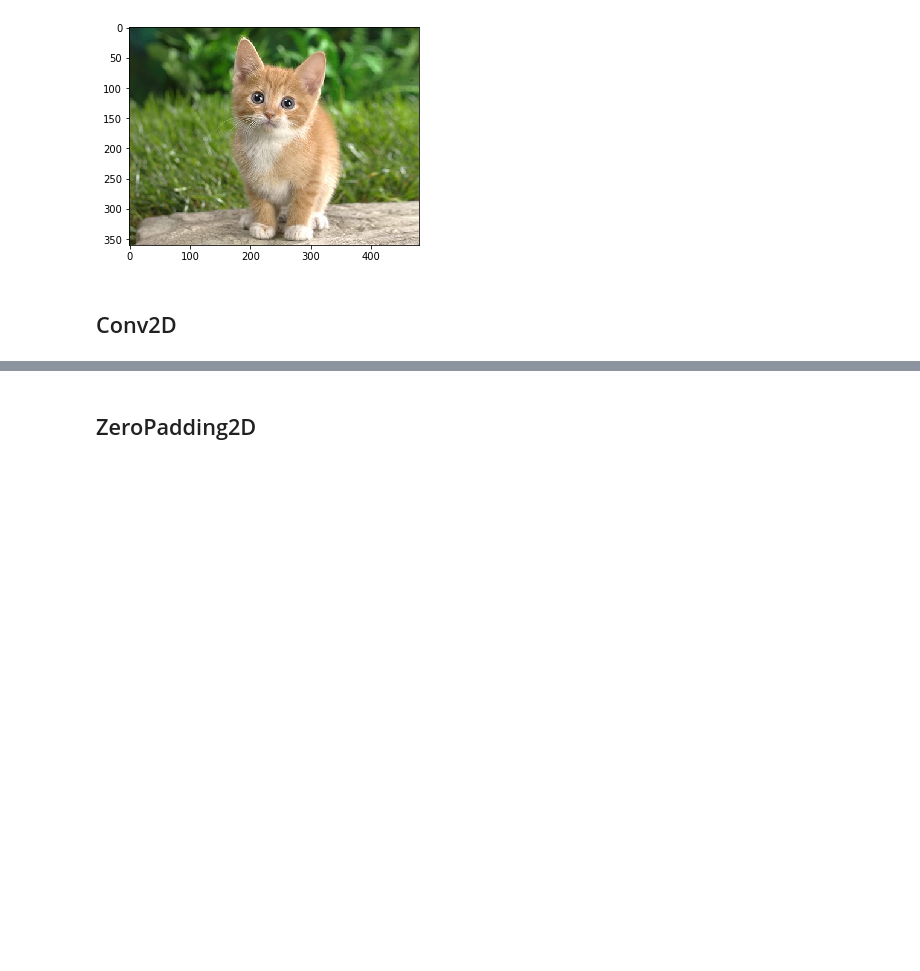
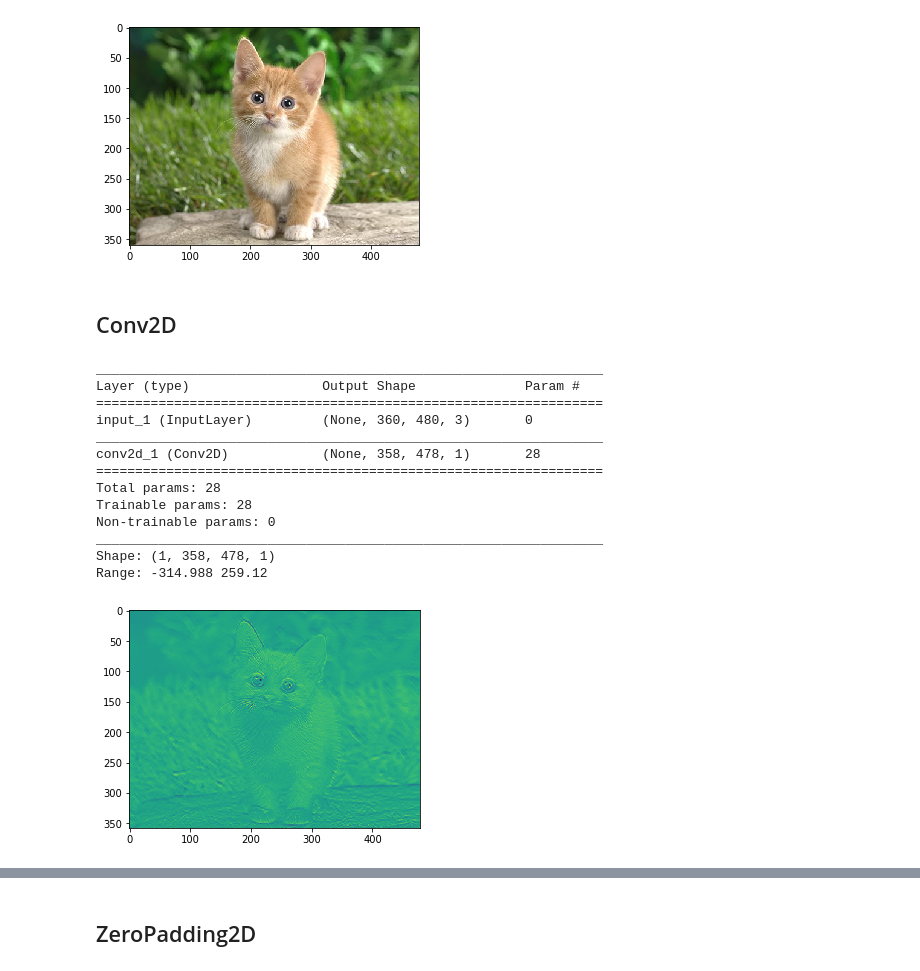
Before and after one commit to senbong87/keras_study, a Jupyter notebook: layer_studies.ipynb, the cells around one changed output, grey strips where cells are left out. Saved outputs shown, nothing was run; the diff lists cells and outputs as text; code cells hidden in the pictures; blank space fills up the shorter version.

```diff
--- a/layer_studies.ipynb
+++ b/layer_studies.ipynb
@@ -24,3 +25,35 @@ print X.shape
 [figure]
 # %% [markdown]
 ## Conv2D
+# %%
+# construct model
+input_tensor = Input(shape=(360, 480, 3))
+output = Conv2D(filters=1, kernel_size=(3, 3), padding="valid", dilation_rate=(1, 1))(input_tensor)
+model = Model(input_tensor, output)
+
+# store the weights
+filter_weights = model.layers[1].get_weights()
+
+# display architecture
+model.summary()
+
+# show image
+y = model.predict(X[np.newaxis,:,:,:])
+print "Shape:", y.shape
+print "Range:", y.min(), y.max()
+plt.imshow(y[0,:,:,0]);
+# %% [output]
+_________________________________________________________________
+Layer (type)                 Output Shape              Param #
+=================================================================
+input_1 (InputLayer)         (None, 360, 480, 3)       0
+_________________________________________________________________
+conv2d_1 (Conv2D)            (None, 358, 478, 1)       28
+=================================================================
+Total params: 28
+Trainable params: 28
+Non-trainable params: 0
+_________________________________________________________________
+Shape: (1, 358, 478, 1)
+Range: -314.988 259.12
+[figure, added]
```
Also changed, not shown: parts of 12 cells of this notebook, 2 other files.
